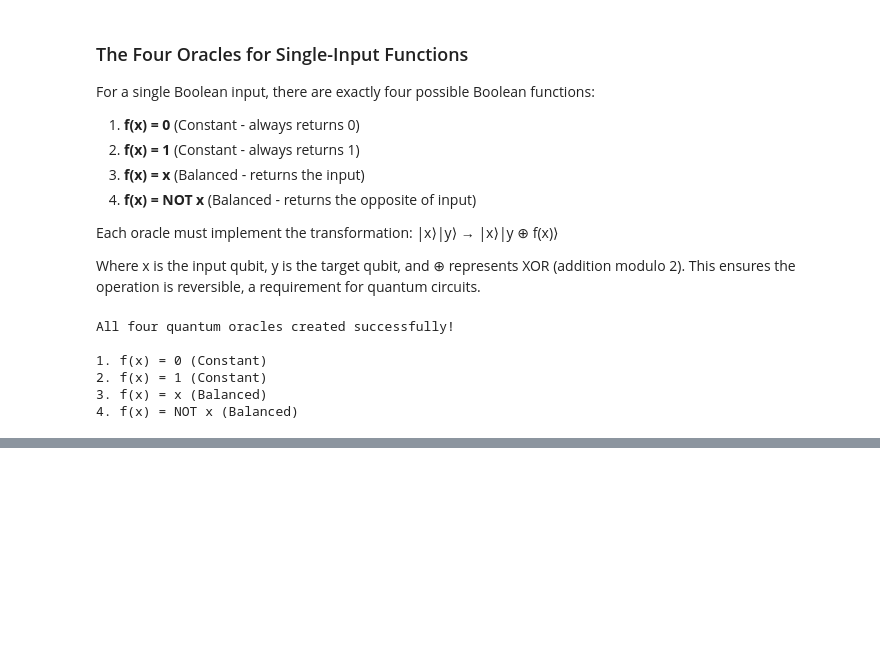
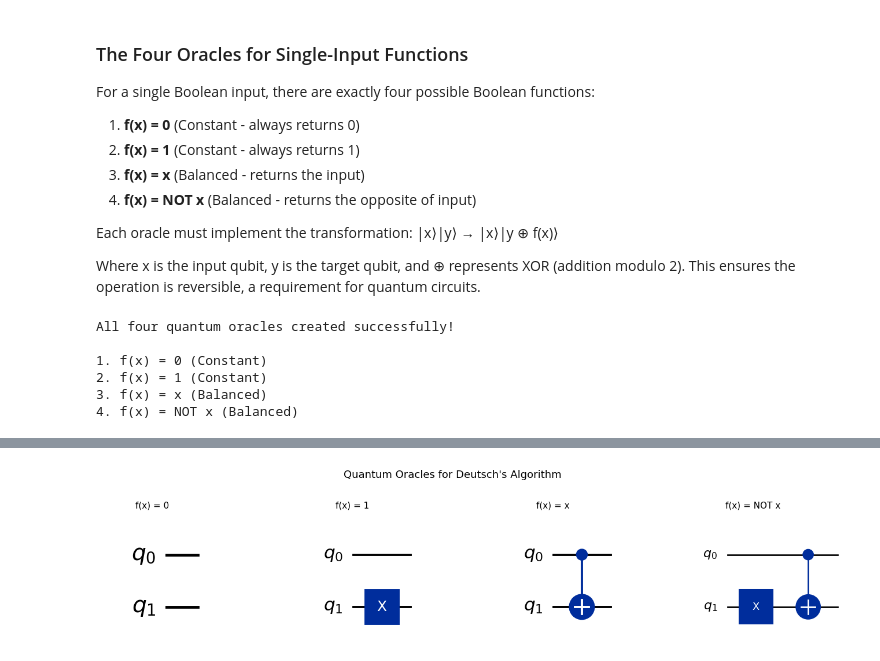
Before and after one commit to mohelmahi02/emerging-technologies, a Jupyter notebook: problems.ipynb, the cells around one changed output, grey strips where cells are left out. Saved outputs shown, nothing was run; the diff lists cells and outputs as text; code cells hidden in the pictures; blank space fills up the shorter version.

Commit message:
Add Problem 3 oracle demonstrations and circuit visualisations

```diff
--- a/problems.ipynb
+++ b/problems.ipynb
@@ -477,0 +522,19 @@ All four quantum oracles created successfully!
+# %%
+oracles = [
+    (oracle_constant_0,        "f(x) = 0"),
+    (oracle_constant_1,        "f(x) = 1"),
+    (oracle_balanced_identity, "f(x) = x"),
+    (oracle_balanced_not,      "f(x) = NOT x"),
+]
+
+fig, axes = plt.subplots(1, 4, figsize=(14, 3))
+for ax, (oracle_fn, name) in zip(axes, oracles):
+    oracle_fn().draw('mpl', ax=ax)
+    ax.set_title(name, fontsize=11)
+
+plt.suptitle("Quantum Oracles for Deutsch's Algorithm", fontsize=13, y=1.02)
+plt.tight_layout()
+plt.savefig('img/problem3_oracles.png', bbox_inches='tight')
+plt.show()
+# %% [output]
+[figure, added]
```
Also changed, not shown: parts of 4 cells of this notebook, 1 other file.
